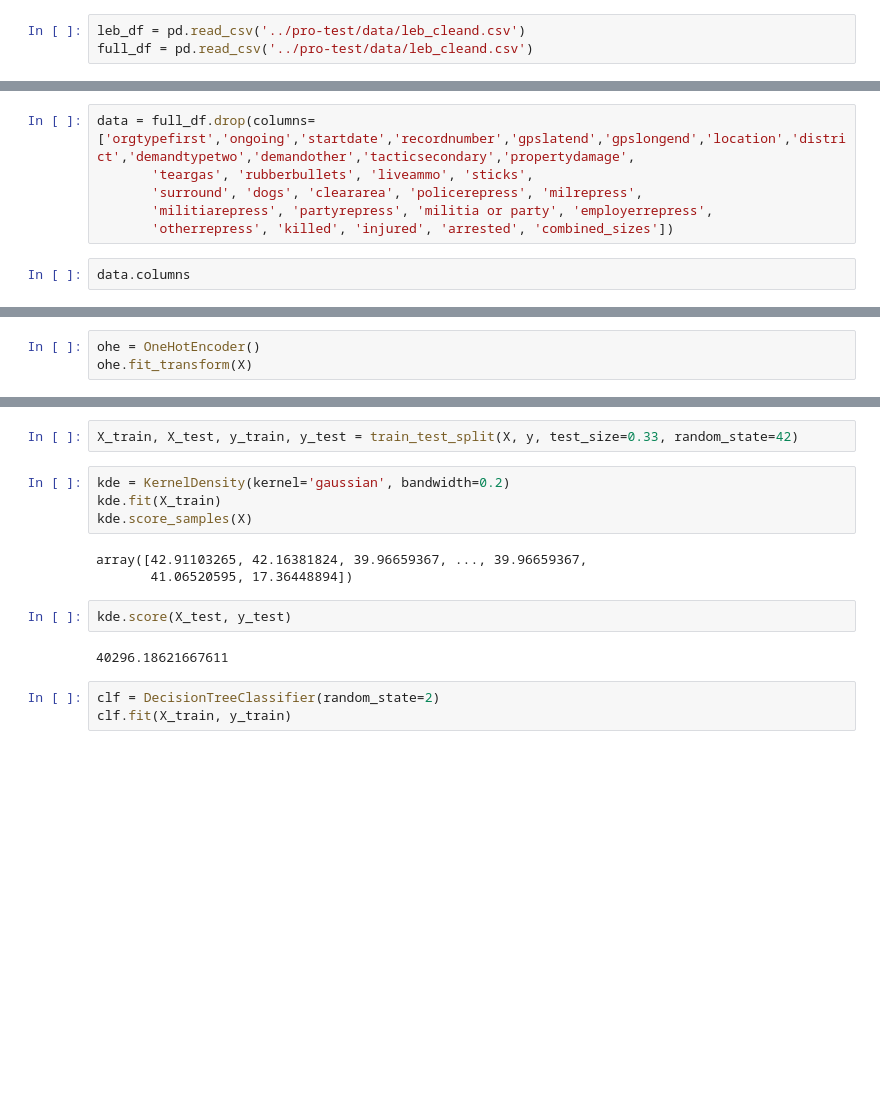
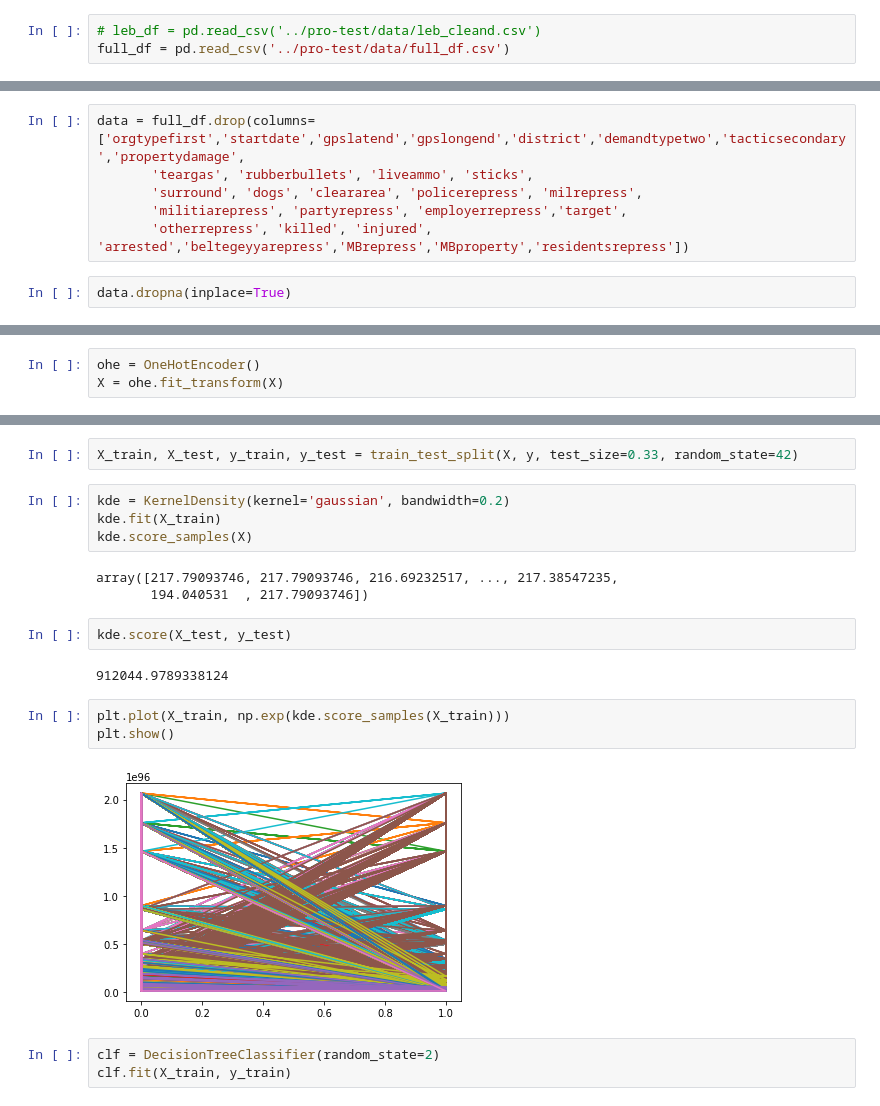
Before and after one commit to NoahDarwich/portest, a Jupyter notebook: notebooks/testing_DT_model_with_other_features .ipynb, the cells around one changed output, grey strips where cells are left out. Cells and saved outputs as stored; diff of their text form; blank space fills up the shorter version.

```diff
--- a/notebooks/testing_DT_model_with_other_features .ipynb
+++ b/notebooks/testing_DT_model_with_other_features .ipynb
@@ -11,6 +17,6 @@ from sklearn import metrics
 # %%
-leb_df = pd.read_csv('../pro-test/data/leb_cleand.csv')
-full_df = pd.read_csv('../pro-test/data/leb_cleand.csv')
+# leb_df = pd.read_csv('../pro-test/data/leb_cleand.csv')
+full_df = pd.read_csv('../pro-test/data/full_df.csv')
 # %%
 full_df.shape
 # %% [output]
@@ -43,10 +49,10 @@ Index(['recordnumber', 'startdate', 'ongoing', 'governorate', 'district',
 # %%
 # combined_sizes = full_df[['combined_sizes']]
 # %%
-data = full_df.drop(columns=['orgtypefirst','ongoing','startdate','recordnumber','gpslatend','gpslongend','location','district','demandtypetwo','demandother','tacticsecondary','propertydamage',
+data = full_df.drop(columns=['orgtypefirst','startdate','gpslatend','gpslongend','district','demandtypetwo','tacticsecondary','propertydamage',
        'teargas', 'rubberbullets', 'liveammo', 'sticks',
        'surround', 'dogs', 'cleararea', 'policerepress', 'milrepress',
-       'militiarepress', 'partyrepress', 'militia or party', 'employerrepress',
-       'otherrepress', 'killed', 'injured', 'arrested', 'combined_sizes'])
+       'militiarepress', 'partyrepress', 'employerrepress','target',
+       'otherrepress', 'killed', 'injured', 'arrested','beltegeyyarepress','MBrepress','MBproperty','residentsrepress'])
 # %%
-data.columns
+data.dropna(inplace=True)
@@ -59,7 +71,7 @@ X = data.drop(columns='repression')
 y = data[['repression']]
 # %%
 ohe = OneHotEncoder()
-ohe.fit_transform(X)
+X = ohe.fit_transform(X)
 # %%
 X = X.toarray()
 # %%
@@ -80,12 +92,17 @@ kde = KernelDensity(kernel='gaussian', bandwidth=0.2)
 kde.fit(X_train)
 kde.score_samples(X)
 # %% [output]
-array([42.91103265, 42.16381824, 39.96659367, ..., 39.96659367,
-       41.06520595, 17.36448894])
+array([217.79093746, 217.79093746, 216.69232517, ..., 217.38547235,
+       194.040531  , 217.79093746])
 # %%
 kde.score(X_test, y_test)
 # %% [output]
-40296.18621667611
+912044.9789338124
+# %%
+plt.plot(X_train, np.exp(kde.score_samples(X_train)))
+plt.show()
+# %% [output]
+[figure, added]
 # %%
 clf = DecisionTreeClassifier(random_state=2)
 clf.fit(X_train, y_train)
```
Also changed, not shown: parts of 12 cells of this notebook.
